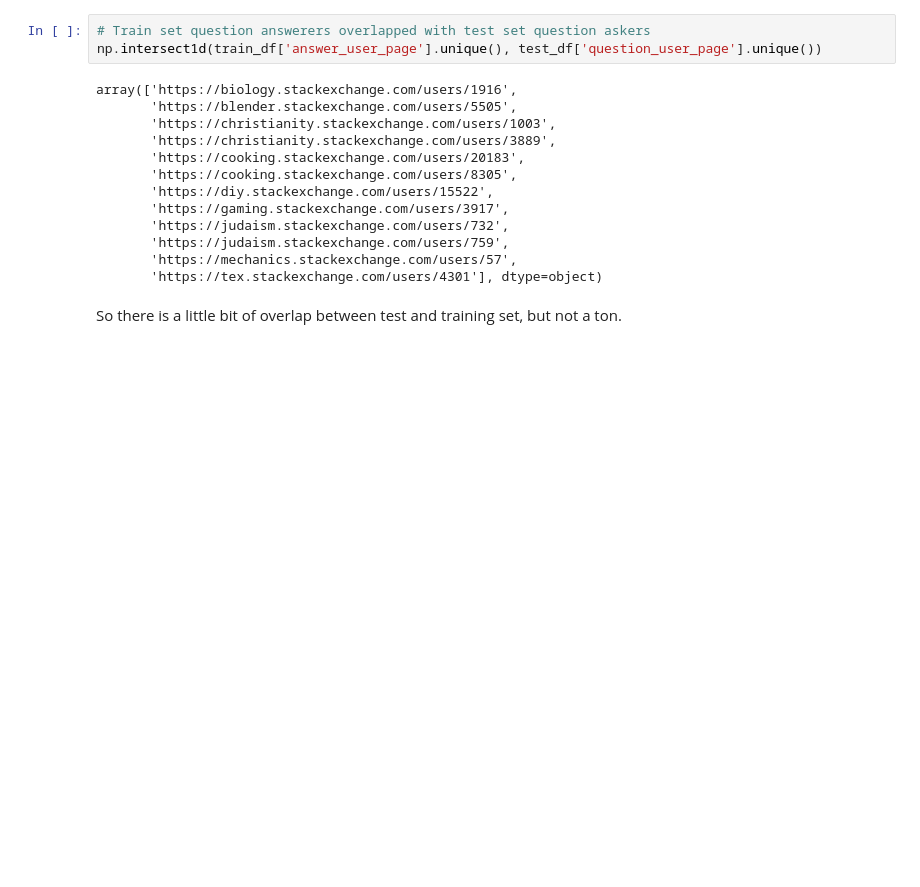
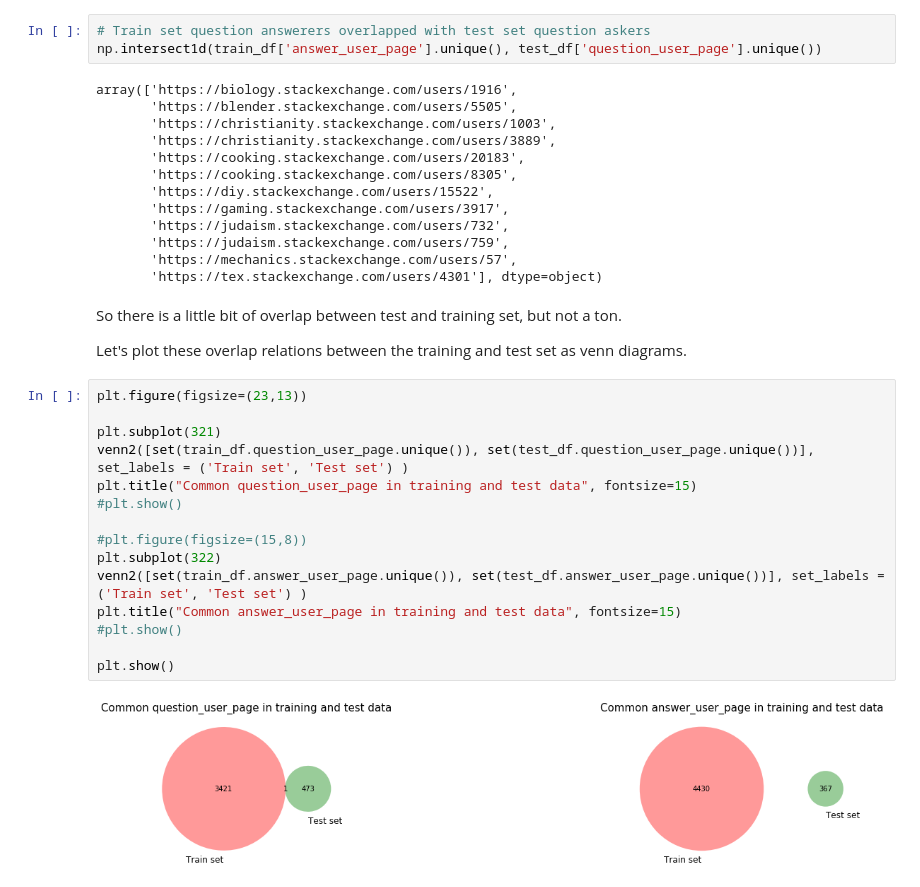
Before and after one commit to JoshVarty/GoogleQALabeling, a Jupyter notebook: 00_ExploratoryDataAnalysis.ipynb, the cells around one changed output. Cells and saved outputs as stored; diff of their text form; blank space fills up the shorter version.

```diff
--- a/00_ExploratoryDataAnalysis.ipynb
+++ b/00_ExploratoryDataAnalysis.ipynb
@@ -114,3 +120,23 @@ array(['https://biology.stackexchange.com/users/1916',
        'https://tex.stackexchange.com/users/4301'], dtype=object)
 # %% [markdown]
 So there is a little bit of overlap between test and training set, but not a ton.
+
+
+Let's plot these overlap relations between the training and test set as venn diagrams.
+# %%
+plt.figure(figsize=(23,13))
+
+plt.subplot(321)
+venn2([set(train_df.question_user_page.unique()), set(test_df.question_user_page.unique())], set_labels = ('Train set', 'Test set') )
+plt.title("Common question_user_page in training and test data", fontsize=15)
+#plt.show()
+
+#plt.figure(figsize=(15,8))
+plt.subplot(322)
+venn2([set(train_df.answer_user_page.unique()), set(test_df.answer_user_page.unique())], set_labels = ('Train set', 'Test set') )
+plt.title("Common answer_user_page in training and test data", fontsize=15)
+#plt.show()
+
+plt.show()
+# %% [output]
+[figure, added]
```
Also changed, not shown: parts of 11 cells of this notebook.
